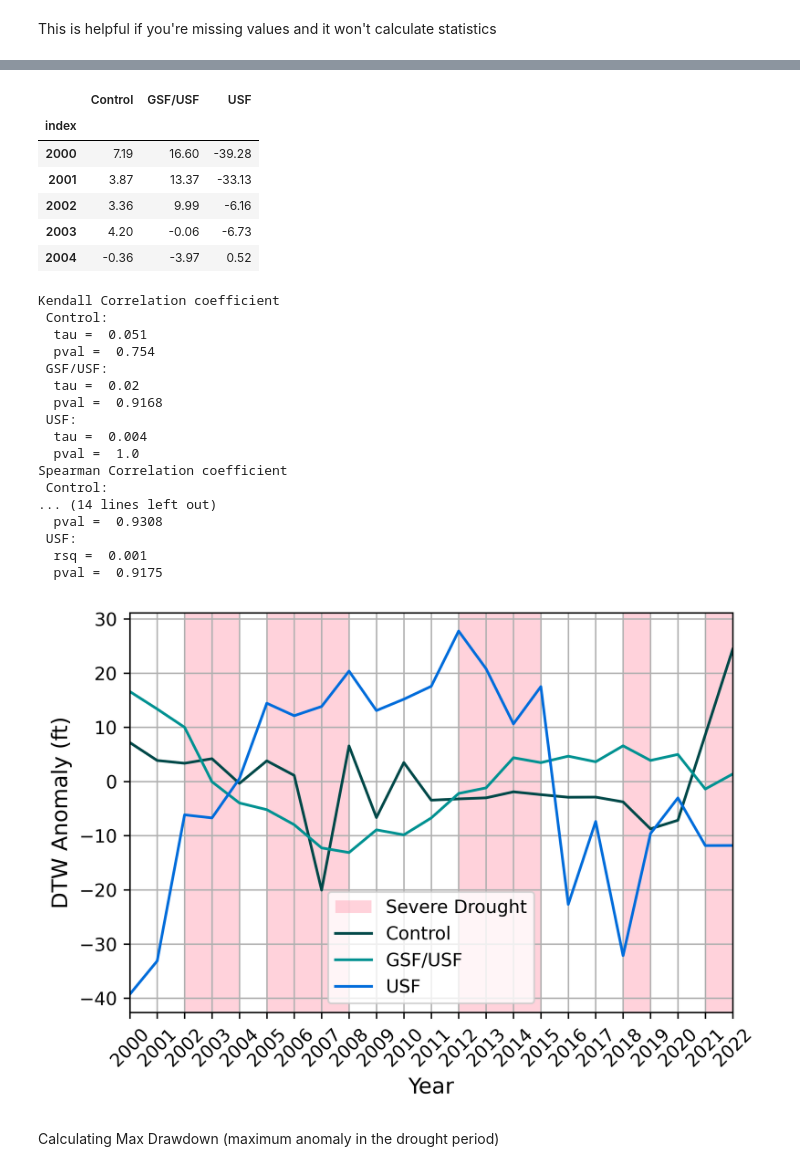
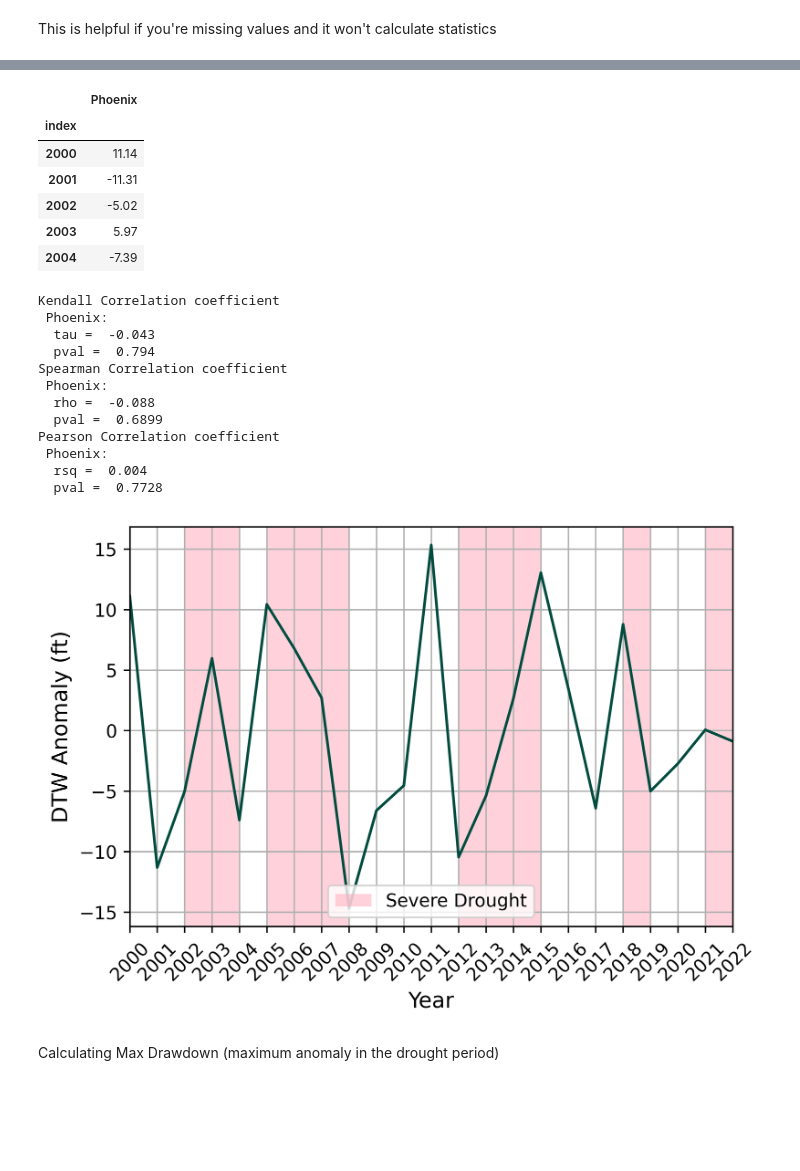
Before and after one commit to dtadych/Az-Spatiotemporal-Drought-Analysis, a Jupyter notebook: AnalysisCodes/Casestudy_Analysis.ipynb, the cells around one changed output, grey strips where cells are left out. Saved outputs shown, nothing was run; the diff lists cells and outputs as text; code cells hidden in the pictures; blank space fills up the shorter version.

```diff
--- a/AnalysisCodes/Casestudy_Analysis.ipynb
+++ b/AnalysisCodes/Casestudy_Analysis.ipynb
@@ -214,7 +214,7 @@ annual_db2.head()
 # Read in the shapefile
 
 # filename_shapeile = 'georeg_reproject_fixed.shp'
-filename_shapeile = 'AvraValleyGSF.shp'
+filename_shapeile = 'Urban_Phoenix_Merged.shp'
 filepath = os.path.join(shapepath_local, filename_shapeile)
 shapefile = gp.read_file(filepath)
 shapefile.plot(cmap='viridis')
@@ -231,7 +229,7 @@ shapefile
 # %%
 # Define some things about your file
 
-StudyArea = "GSF_USF"
+StudyArea = "Phoenix_Urban"
 Naming_col = "Name"
 water_designation = cap_secondary
 # %% [markdown]
@@ -640,13 +631,13 @@ for i in column_list:
 
 dtw_anomalys.head()
 # %% [output]
-|  | Control | GSF/USF | USF |
-| index |  |  |  |
-| 2000 | 7.19 | 16.60 | -39.28 |
-| 2001 | 3.87 | 13.37 | -33.13 |
-| 2002 | 3.36 | 9.99 | -6.16 |
-| 2003 | 4.20 | -0.06 | -6.73 |
-| 2004 | -0.36 | -3.97 | 0.52 |
+|  | Phoenix |
+| index |  |
+| 2000 | 11.14 |
+| 2001 | -11.31 |
+| 2002 | -5.02 |
+| 2003 | 5.97 |
+| 2004 | -7.39 |
 # %%
 ds = dtw_anomalys
 # %% If running a shifted correlation analysis,
@@ -694,22 +685,17 @@ for i in column_list:
         print('  pval = ',round(df1.corr(df2, method=pearsonr_pval),4))
 # %% [output]
 Kendall Correlation coefficient
- Control:
-  tau =  0.051
-  pval =  0.754
- GSF/USF:
-  tau =  0.02
-  pval =  0.9168
- USF:
-  tau =  0.004
-  pval =  1.0
+ Phoenix:
+  tau =  -0.043
+  pval =  0.794
 Spearman Correlation coefficient
- Control:
-... (14 lines left out)
-  pval =  0.9308
- USF:
-  rsq =  0.001
-  pval =  0.9175
+ Phoenix:
+  rho =  -0.088
+  pval =  0.6899
+Pearson Correlation coefficient
+ Phoenix:
+  rsq =  0.004
+  pval =  0.7728
 # %%
 # For Depth to Water by regulation
 ds = dtw_anomalys
@@ -747,38 +733,38 @@ plt.axvspan(a, b, color=drought_color, alpha=0.5, lw=0, label="Severe Drought")
 plt.axvspan(c, d, color=drought_color, alpha=0.5, lw=0)
 plt.axvspan(e, f, color=drought_color, alpha=0.5, lw=0)
 plt.axvspan(g, h, color=drought_color, alpha=0.5, lw=0)
 plt.axvspan(i, j, color=drought_color, alpha=0.5, lw=0)
 plt.axvspan(k, l, color=drought_color, alpha=0.5, lw=0)
 plt.axvspan(m, n, color=drought_color, alpha=0.5, lw=0)
 
-# ax.plot(ds[column_list[0]], color=water_designation, lw=1.5)
-ax.plot(ds[column_list[0]], color=blind[1],label=betterlabels[0])
-ax.plot(ds[column_list[1]], color=blind[2],label=betterlabels[1])
-ax.plot(ds[column_list[2]], color=blind[6],label=betterlabels[2])
+ax.plot(ds[column_list[0]], color=water_designation, lw=1.5)
+# ax.plot(ds[column_list[0]], color=blind[1],label=betterlabels[0])
+# ax.plot(ds[column_list[1]], color=blind[2],label=betterlabels[1])
+# ax.plot(ds[column_list[2]], color=blind[6],label=betterlabels[2])
 
 ax.set_xlim(min_yr,mx_yr)
 # ax.set_ylim(min_y,max_y)
 # ax.grid(True)
 ax.grid(visible=True,which='major')
 ax.grid(which='minor',color='#EEEEEE', lw=0.8)
 ax.set_xlabel('Year', fontsize=fsize)
 ax.set_ylabel('DTW Anomaly (ft)',fontsize=fsize)
 # ax.minorticks_on()
 ax.tick_params(axis='x', rotation=45)
 fig.set_dpi(600.0)
 # ax.set_title('a)',loc='left',pad=15)
 ax.legend(loc='lower center')
 
 #Putting Grace on a secondary axis
 # ax2 = ax.twinx()
 # ax2.plot(grace_yearly['0'], label='State Average LWE', color='k',zorder=1)
 # ax2.set_ylim([15, -15])
 # ax2.set_ylabel(u'Δ LWE (cm)',fontsize=fsize)
 # ax2.legend(loc='lower right')
 
 plt.savefig(figurepath+'Timeseries of DTW Anomalies for '+StudyArea, bbox_inches = 'tight')
 # %% [output]
-[figure, old version]
+[figure, new version]
 # %% [markdown]
 Calculating Max Drawdown (maximum anomaly in the drought period)
 # %%
```
Also changed, not shown: parts of 19 cells of this notebook.
